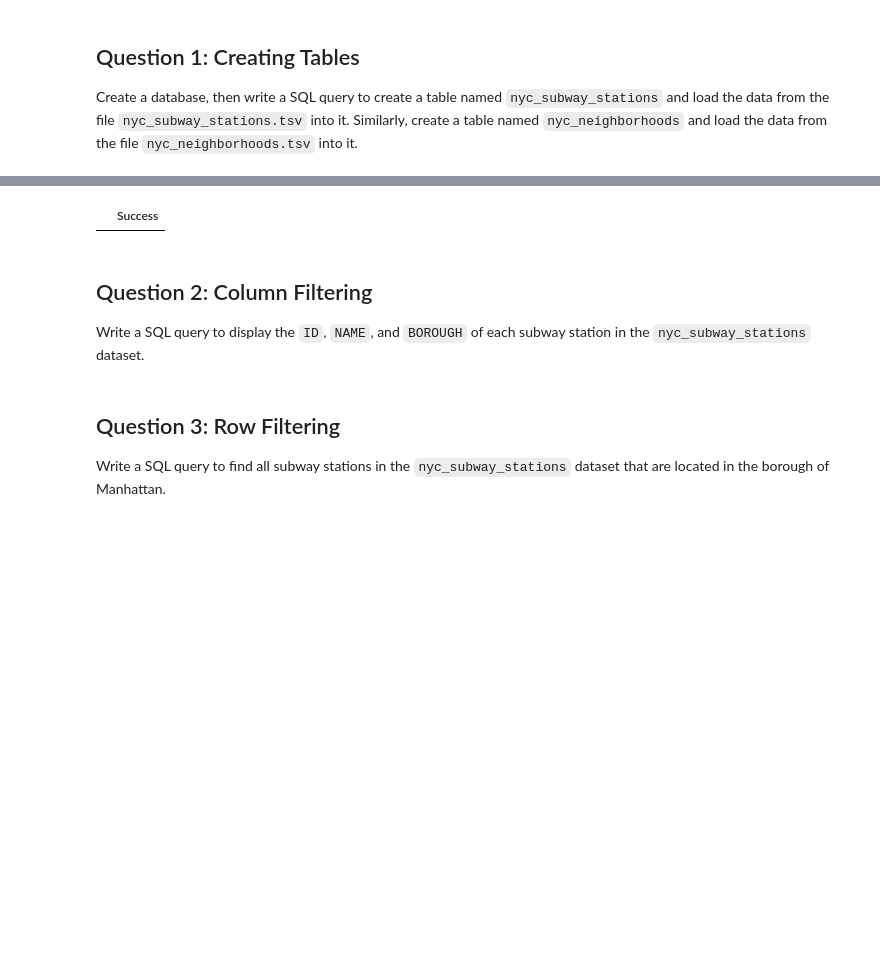
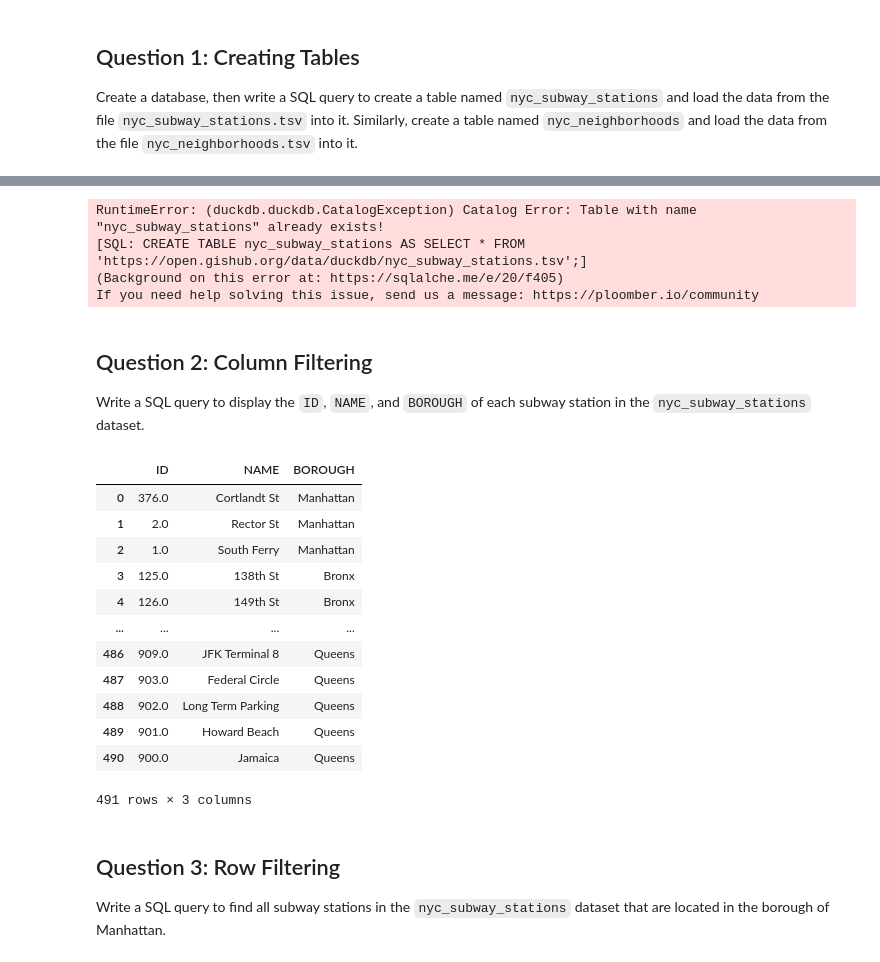
Before and after one commit to SkyGarry/Bigdata, a Jupyter notebook: notebooks/W02_lab.ipynb, the cells around one changed output, grey strips where cells are left out. Drawn from its saved outputs; the diff is of its cells as text; code cells hidden in the pictures; blank space fills up the shorter version.

```diff
--- a/notebooks/W02_lab.ipynb
+++ b/notebooks/W02_lab.ipynb
@@ -44,16 +49,35 @@ Create a database, then write a SQL query to create a table named `nyc_subway_st
 # %%
-# Add your code here.
 %%sql
-create table nyc_subway_stations as select * from read_csv_auto('https://open.gishub.org/data/duckdb/nyc_subway_stations.tsv');
-create table nyc_neighborhoods as select * from read_csv_auto('https://open.gishub.org/data/duckdb/nyc_neighborhoods.tsv');
+
+CREATE TABLE nyc_subway_stations AS SELECT * FROM 'https://open.gishub.org/data/duckdb/nyc_subway_stations.tsv';
+CREATE TABLE nyc_neighborhoods AS SELECT * FROM 'https://open.gishub.org/data/duckdb/nyc_neighborhoods.tsv';
 # %% [output]
-|  | Success |
+RuntimeError: (duckdb.duckdb.CatalogException) Catalog Error: Table with name "nyc_subway_stations" already exists!
+[SQL: CREATE TABLE nyc_subway_stations AS SELECT * FROM 'https://open.gishub.org/data/duckdb/nyc_subway_stations.tsv';]
+(Background on this error at: https://sqlalche.me/e/20/f405)
+If you need help solving this issue, send us a message: https://ploomber.io/community
 # %% [markdown]
 ## Question 2: Column Filtering
 
 Write a SQL query to display the `ID`, `NAME`, and `BOROUGH` of each subway station in the `nyc_subway_stations` dataset.
 # %%
 # Add your code here.
+%%sql
+select id, name, borough from nyc_subway_stations;
+# %% [output]
+|  | ID | NAME | BOROUGH |
+| 0 | 376.0 | Cortlandt St | Manhattan |
+| 1 | 2.0 | Rector St | Manhattan |
+| 2 | 1.0 | South Ferry | Manhattan |
+| 3 | 125.0 | 138th St | Bronx |
+| 4 | 126.0 | 149th St | Bronx |
+| ... | ... | ... | ... |
+| 486 | 909.0 | JFK Terminal 8 | Queens |
+| 487 | 903.0 | Federal Circle | Queens |
+| 488 | 902.0 | Long Term Parking | Queens |
+| 489 | 901.0 | Howard Beach | Queens |
+| 490 | 900.0 | Jamaica | Queens |
+491 rows × 3 columns
 # %% [markdown]
 ## Question 3: Row Filtering
 
```
Also changed, not shown: parts of 9 cells of this notebook.
